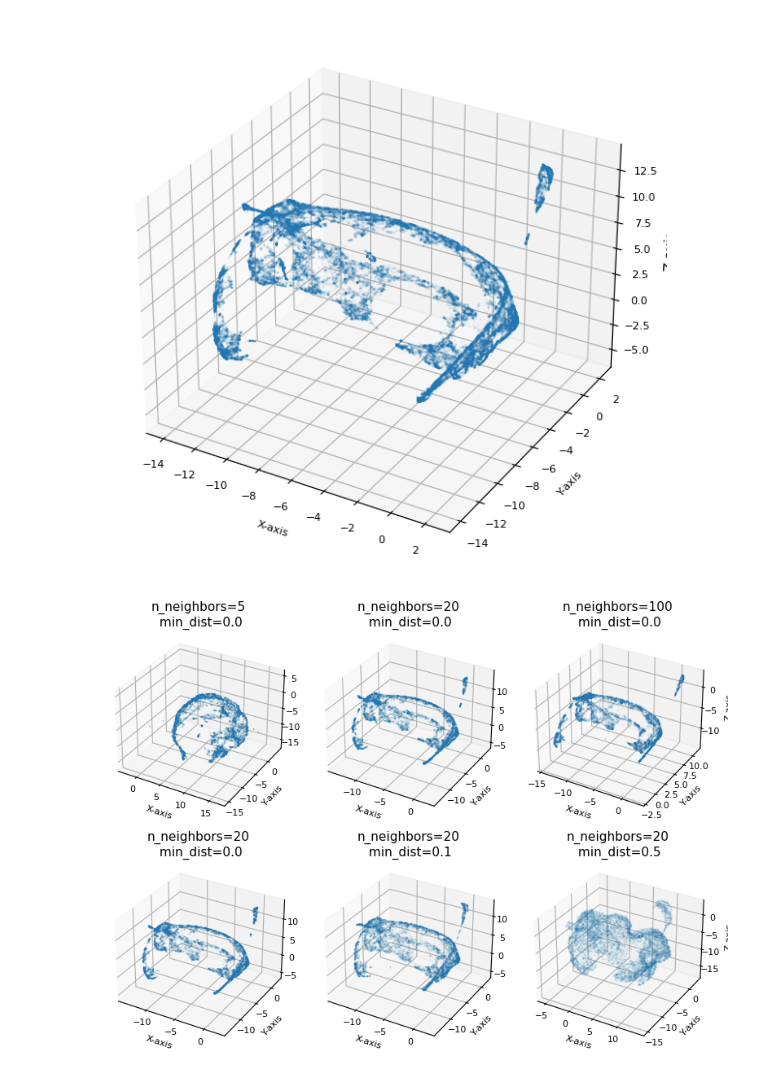
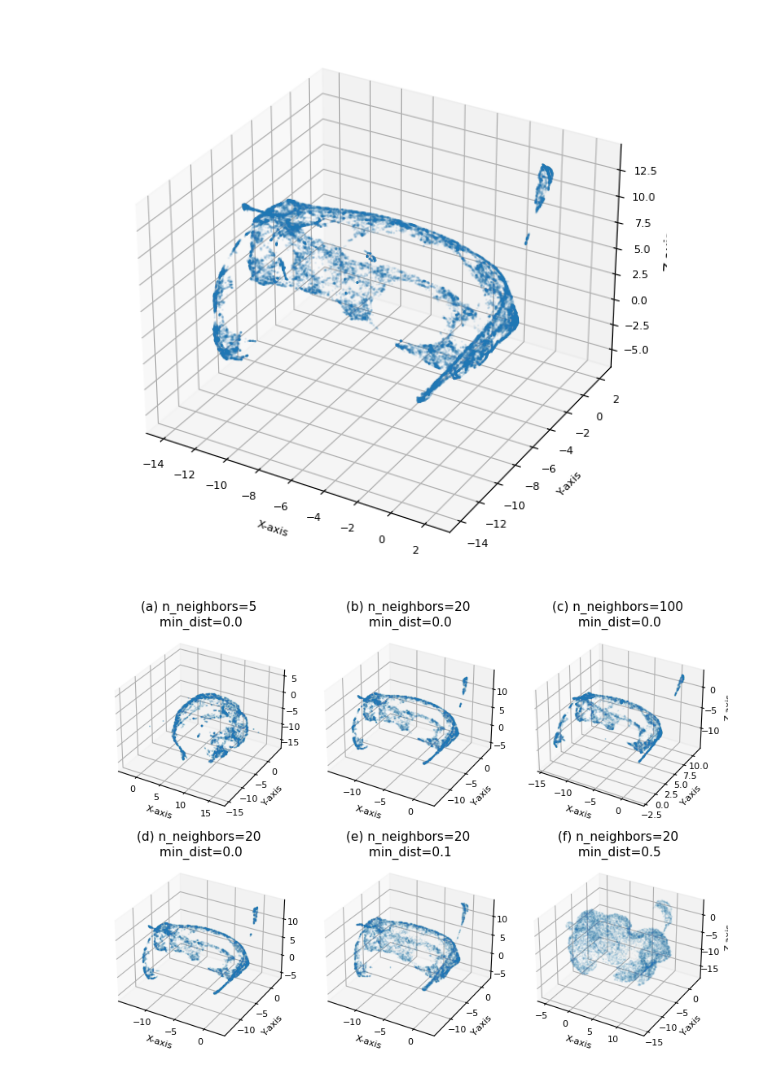
Before and after one commit to y-jenniges/ocean_clustering_and_validation, a Jupyter notebook: clustering_experiments/umap_hyperparameters.ipynb, the cells around one changed output. Saved outputs shown, nothing was run; the diff lists cells and outputs as text; code cells hidden in the pictures.

```diff
--- a/clustering_experiments/umap_hyperparameters.ipynb
+++ b/clustering_experiments/umap_hyperparameters.ipynb
@@ -16,31 +17,3 @@ from visualisation.plotting import plot_embedding
-# %%
-def rotate_umap(u, x, y, z, factor=1):
-    """ Rotating the embedding around x, y and z axis. """
-    rx = R.from_euler('x', x, degrees=True)
-    ry = R.from_euler('y', y, degrees=True)
-    rz = R.from_euler('z', z, degrees=True)
-    factor = float(factor)
-    u_r = rx.apply(ry.apply(rz.apply(factor*u)))
-    return u_r
-
-def get_user_input(u):
-    """ Ask user whether to rotate the embedding. """
-    plot_embedding(u, figsize=(4, 4))
-    user_input = input("Rotate? y/n")
-    if user_input == "y":
-        print("  y")
-        rotx = input("x rotation: ")
-        roty = input("y rotation: ")
-        rotz = input("z rotation: ")
-        fact = input("factor: ")
-        umap_temp = rotate_umap(u, rotx, roty, rotz, factor=fact)
-        return get_user_input(umap_temp)
-    elif user_input == "n":
-        print("  n")
-        return u
-    else:
-        print("  repeating...")
-        get_user_input(u)
 # %% [markdown]
 # UMAP hyperparameter investigation
 The parameters were selected such that the dimensionality-reduced space exhibits a distinct topology. Main parameters to tune:
@@ -153,6 +126,7 @@ tick_padding = -3
 label_size = 8
 label_padding = -6
 title_size = 11
+subplot_labels = ["a", "b", "c", "d", "e", "f"]
 
 fig, axs = plt.subplots(2, 3, subplot_kw={"projection": "3d"}, figsize=(8.27-pad, (8.27-pad)*0.7))  # A4 size in inches: 8.27 x 11.69
 
@@ -165,7 +139,7 @@ for i, n_neighbors in enumerate([5, 20, 100]):
     e = np.load(f'{config.output_dir_clustering}embedding_n_neighbors{n_neighbors}_min_dist{min_dist}_metriceuclidean_n_components3.npy')[0]
 
     axs[0, i].scatter(e[:, 0], e[:, 1], e[:, 2], alpha=alpha, s=size, marker=marker)
-    axs[0, i].set_title(f"n_neighbors={n_neighbors}\n min_dist={min_dist}", fontsize=title_size, pad=0)
+    axs[0, i].set_title(f"({subplot_labels[i]}) n_neighbors={n_neighbors}\n min_dist={min_dist}", fontsize=title_size, pad=0)
     axs[0, i].set_xlabel('X-axis', fontsize=label_size, labelpad=label_padding)
     axs[0, i].set_ylabel('Y-axis', fontsize=label_size, labelpad=label_padding)
 
@@ -176,32 +150,32 @@ for i, n_neighbors in enumerate([5, 20, 100]):
     axs[0, i].tick_params(axis='x', labelsize=tick_label_size, pad=tick_padding)
     axs[0, i].tick_params(axis='y', labelsize=tick_label_size, pad=tick_padding)
     axs[0, i].tick_params(axis='z', labelsize=tick_label_size, pad=tick_padding)
 
 # Plot second row (varying min_dist)
 for i, min_dist in enumerate([0.0, 0.1, 0.5]):
     n_neighbors = 20
     i = int(i)
 
     # Load embedding
     e = np.load(f"{config.output_dir_clustering}embedding_n_neighbors{n_neighbors}_min_dist{min_dist}_metriceuclidean_n_components3.npy")[0]
 
     axs[1, i].scatter(e[:, 0], e[:, 1], e[:, 2], alpha=alpha, s=size, marker=marker)
-    axs[1, i].set_title(f"n_neighbors={n_neighbors}\n min_dist={min_dist}", fontsize=title_size, pad=0)
+    axs[1, i].set_title(f"({subplot_labels[3 + i]}) n_neighbors={n_neighbors}\n min_dist={min_dist}", fontsize=title_size, pad=0)
     axs[1, i].set_xlabel('X-axis', fontsize=label_size, labelpad=label_padding)
     axs[1, i].set_ylabel('Y-axis', fontsize=label_size, labelpad=label_padding)
 
     if i == 2:
         axs[1, i].set_zlabel('Z-axis', fontsize=label_size, labelpad=label_padding)
 
     # Set tick label sizes
     axs[1, i].tick_params(axis='x', labelsize=tick_label_size, pad=tick_padding)
     axs[1, i].tick_params(axis='y', labelsize=tick_label_size, pad=tick_padding)
     axs[1, i].tick_params(axis='z', labelsize=tick_label_size, pad=tick_padding)
 
 plt.subplots_adjust(hspace=1)
 plt.tight_layout()
 #plt.savefig(f"{config.output_dir_plots}umap_hyperparameters.png", dpi=300)
 plt.savefig(f"{config.output_dir_plots_high_res}umap_hyperparameters.png", dpi=1000)
 plt.show()
 # %% [output]
-[figure, old version]
+[figure, new version]
```
Also changed, not shown: parts of 1 cell of this notebook.
